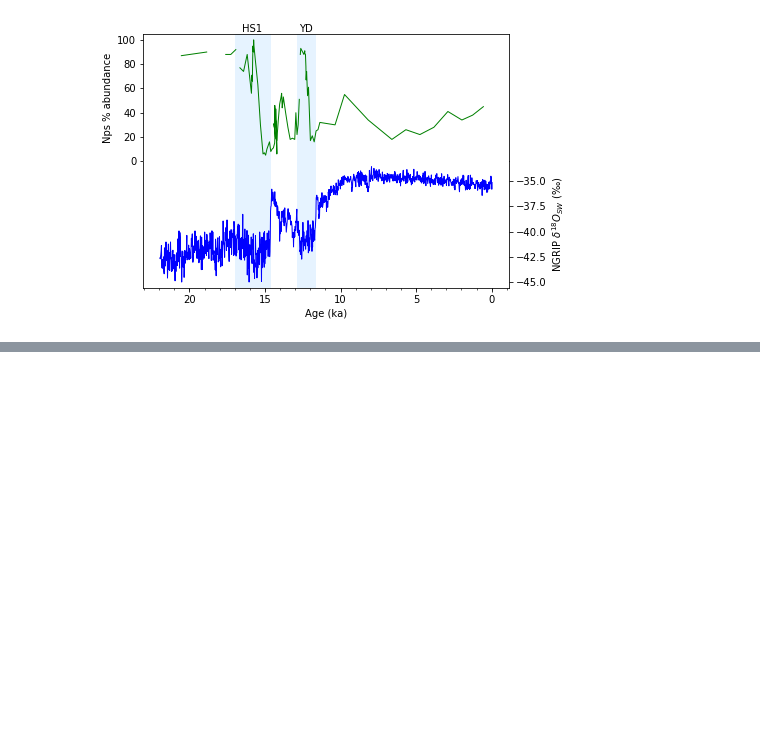
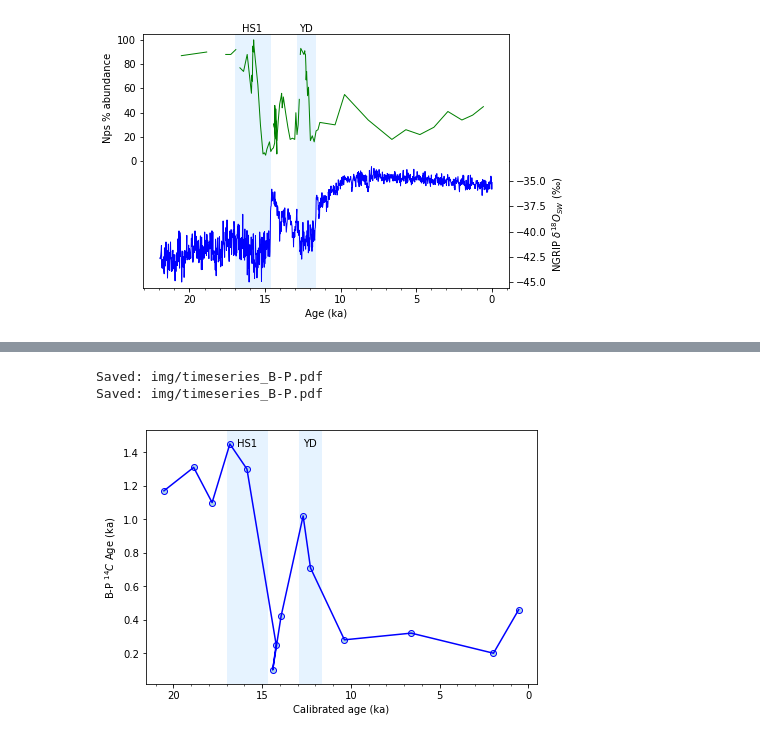
Before and after one commit to stainbank/deglacial-circulation, a Jupyter notebook: exercise2.ipynb, the cells around one changed output, grey strips where cells are left out. Drawn from its saved outputs; the diff is of its cells as text; code cells hidden in the pictures; blank space fills up the shorter version.

Commit message:
Plot B-P age timeseries

```diff
--- a/exercise2.ipynb
+++ b/exercise2.ipynb
@@ -92,0 +97,25 @@ Saved: img/timeseries_nps_ngrip.pdf
+# %%
+df4 = pd.read_csv('data/depth_age_B-P.csv', index_col=0)
+# %%
+fig, ax = plt.subplots()
+ax.scatter(df4['age']/1000., df4['B-P']/1000.,
+           edgecolors='blue', facecolors='lightblue')
+ax.plot(df4['age']/1000., df4['B-P']/1000., 'b-')
+ax.xaxis.set_minor_locator(MultipleLocator(1))
+ax.xaxis.set_major_locator(MultipleLocator(5))
+ax.set_xlabel('Calibrated age (ka)')
+ax.set_ylabel('B-P $^{14}C$ Age (ka)')
+plt.gca().invert_xaxis()
+
+# Mark stadials
+for i, (period, bounds) in enumerate([('HS1', (14.7, 17)),
+                                      ('YD', (12.9, 11.7))]):
+    ax.axvspan(*bounds, color='#e6f3ff', zorder=0)
+    xy = ((bounds[0]+bounds[1])/2, ax.get_ylim()[1]-0.05)
+    ax.annotate(period, xy, ha='center', va='top')
+
+    save_fig(fig, 'timeseries_B-P')
+# %% [output]
+Saved: img/timeseries_B-P.pdf
+Saved: img/timeseries_B-P.pdf
+[figure, added]
```
Also changed, not shown: parts of 1 cell of this notebook, 4 other files.
